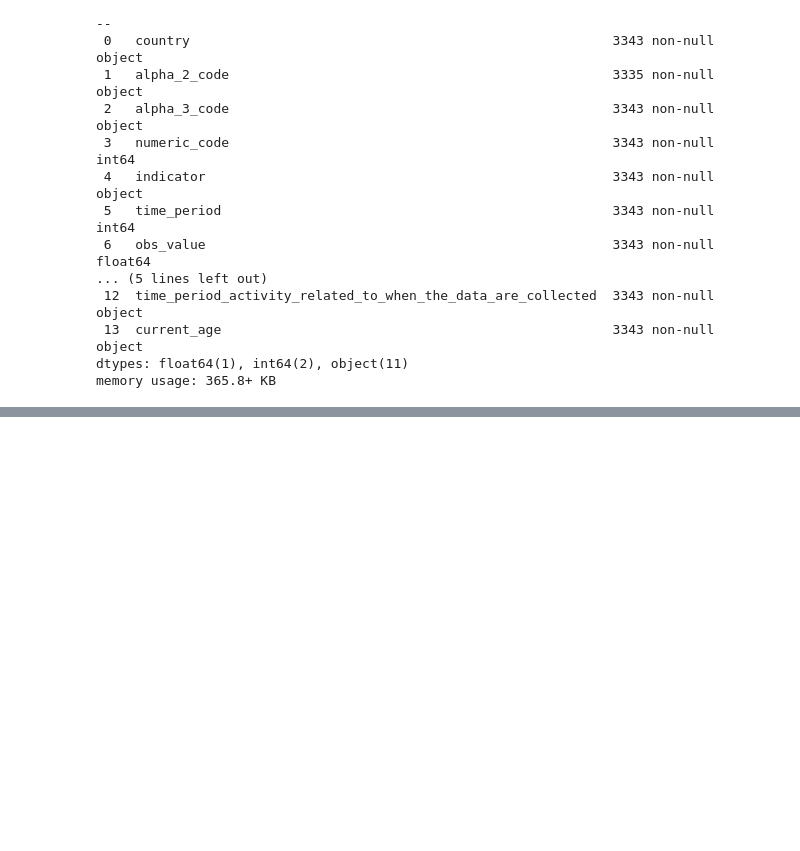
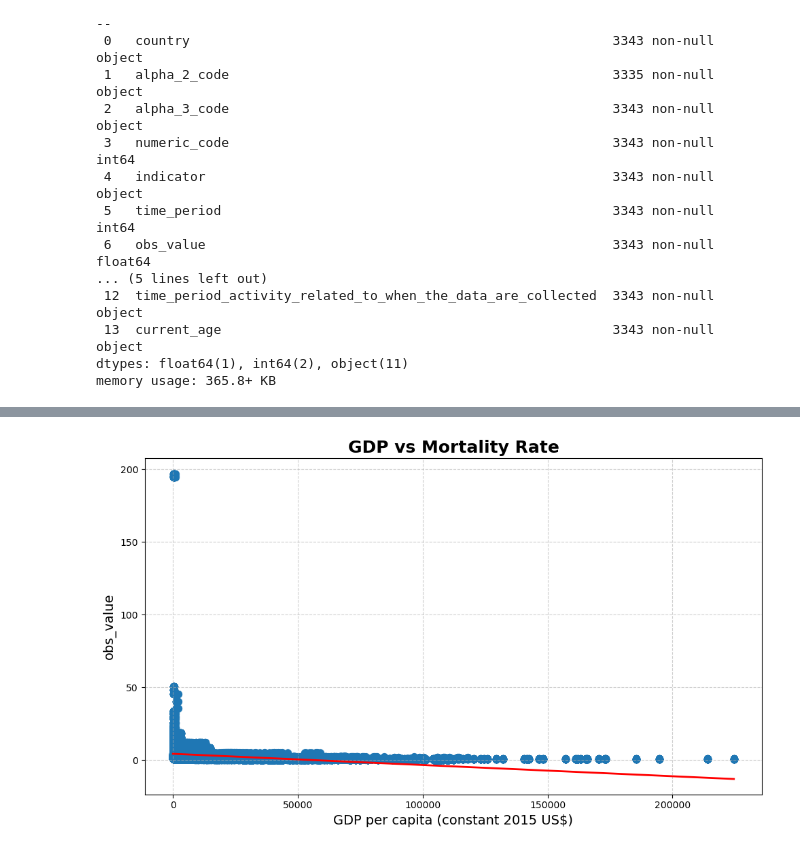
Before and after one commit to AtharvaBhalilkar/prashant-negi-report, a Jupyter notebook: code/data_visualizations.ipynb, the cells around one changed output, grey strips where cells are left out. Drawn from its saved outputs; the diff is of its cells as text; code cells hidden in the pictures; blank space fills up the shorter version.

```diff
--- a/code/data_visualizations.ipynb
+++ b/code/data_visualizations.ipynb
@@ -70,0 +199,28 @@ memory usage: 365.8+ KB
+# %%
+merged_data = pd.merge(
+    data1,
+    metadata,
+    how='left',
+    left_on='country',
+    right_on='country'
+)
+# %%
+def make_regression_plot(x_column, y_column='obs_value', dataset=merged_data, title=None):
+    plt.figure(figsize=(10, 6))
+    sns.regplot(
+        x=x_column,
+        y=y_column,
+        data=dataset.dropna(subset=[x_column, y_column]),
+        scatter_kws={'s': 50, 'alpha': 0.7},
+        line_kws={'color': 'red', 'linewidth': 2}
+    )
+    plt.title(title if title else f'{x_column} vs {y_column}', fontsize=18, weight='bold')
+    plt.xlabel(x_column, fontsize=14)
+    plt.ylabel(y_column, fontsize=14)
+    plt.grid(True, linestyle='--', alpha=0.6)
+    plt.tight_layout()
+    plt.show()
+# %%
+make_regression_plot('GDP per capita (constant 2015 US$)', title='GDP vs Mortality Rate')
+# %% [output]
+[figure, added]
```
Also changed, not shown: parts of 13 cells of this notebook, 14 other files.
